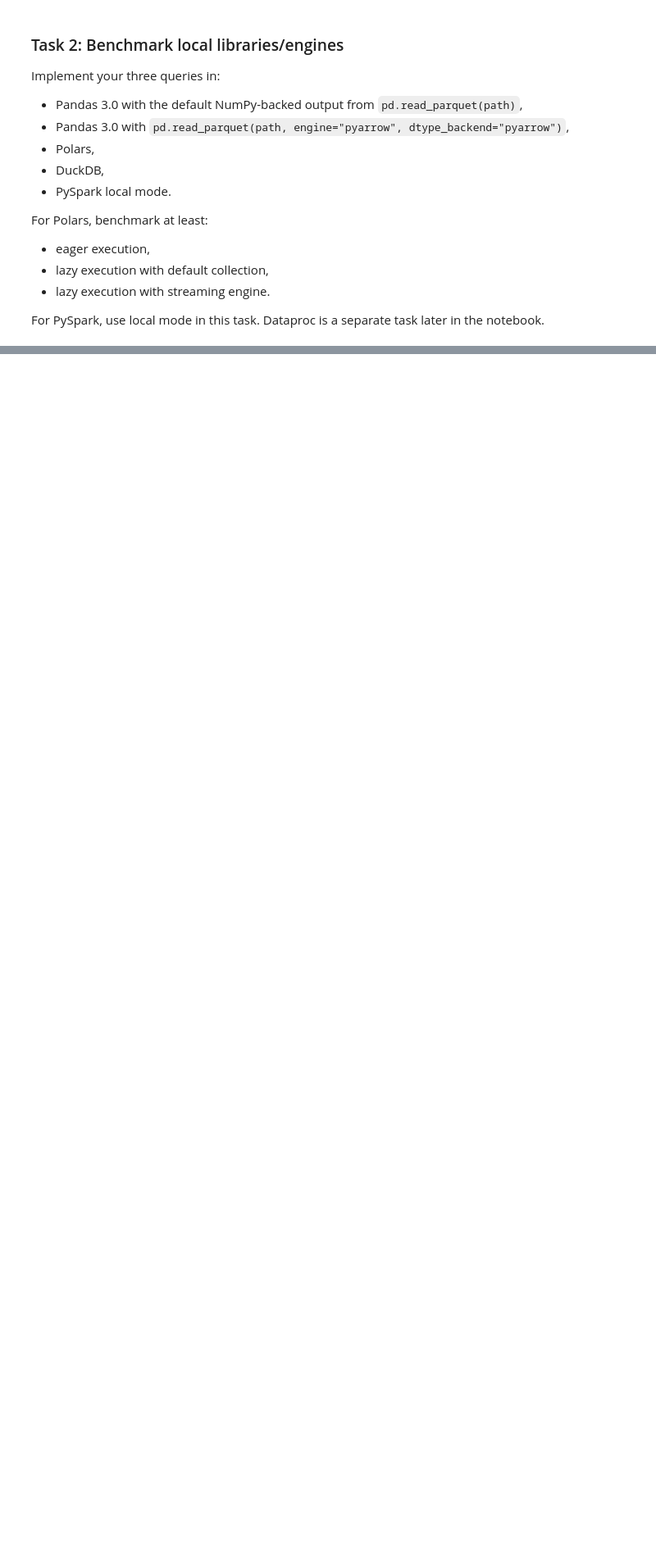
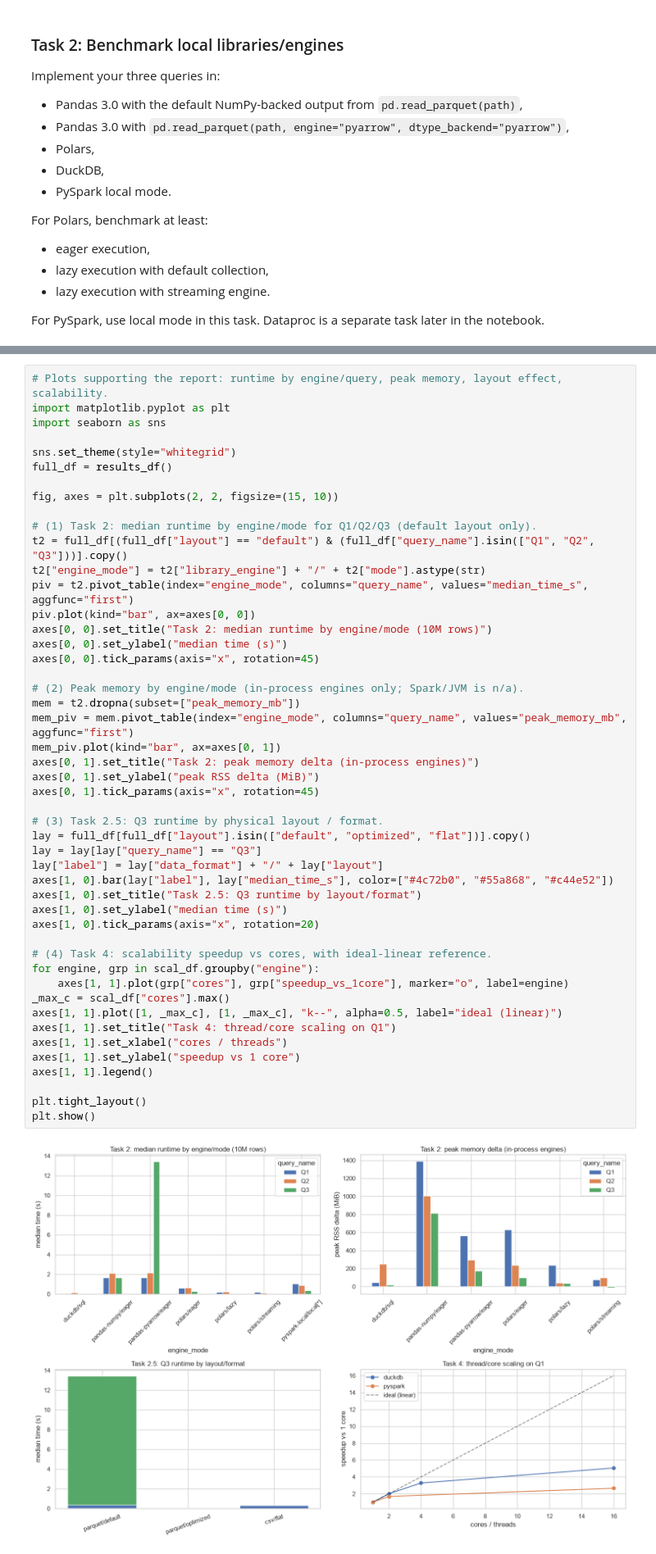
Before and after one commit to k-miel/tbd-workshop-1, a Jupyter notebook: notebooks/tbd_phase_2_26L.ipynb, the cells around one changed output, grey strips where cells are left out. Shown at 82% size. Saved outputs shown, nothing was run; the diff lists cells and outputs as text; blank space fills up the shorter version.

```diff
--- a/notebooks/tbd_phase_2_26L.ipynb
+++ b/notebooks/tbd_phase_2_26L.ipynb
@@ -742,0 +1612,50 @@ display_answer("Final answer 8", FINAL_ANSWER_8)
+# %%
+# Plots supporting the report: runtime by engine/query, peak memory, layout effect, scalability.
+import matplotlib.pyplot as plt
+import seaborn as sns
+
+sns.set_theme(style="whitegrid")
+full_df = results_df()
+
+fig, axes = plt.subplots(2, 2, figsize=(15, 10))
+
+# (1) Task 2: median runtime by engine/mode for Q1/Q2/Q3 (default layout only).
+t2 = full_df[(full_df["layout"] == "default") & (full_df["query_name"].isin(["Q1", "Q2", "Q3"]))].copy()
+t2["engine_mode"] = t2["library_engine"] + "/" + t2["mode"].astype(str)
+piv = t2.pivot_table(index="engine_mode", columns="query_name", values="median_time_s", aggfunc="first")
+piv.plot(kind="bar", ax=axes[0, 0])
+axes[0, 0].set_title("Task 2: median runtime by engine/mode (10M rows)")
+axes[0, 0].set_ylabel("median time (s)")
+axes[0, 0].tick_params(axis="x", rotation=45)
+
+# (2) Peak memory by engine/mode (in-process engines only; Spark/JVM is n/a).
+mem = t2.dropna(subset=["peak_memory_mb"])
+mem_piv = mem.pivot_table(index="engine_mode", columns="query_name", values="peak_memory_mb", aggfunc="first")
+mem_piv.plot(kind="bar", ax=axes[0, 1])
+axes[0, 1].set_title("Task 2: peak memory delta (in-process engines)")
+axes[0, 1].set_ylabel("peak RSS delta (MiB)")
+axes[0, 1].tick_params(axis="x", rotation=45)
+
+# (3) Task 2.5: Q3 runtime by physical layout / format.
+lay = full_df[full_df["layout"].isin(["default", "optimized", "flat"])].copy()
+lay = lay[lay["query_name"] == "Q3"]
+lay["label"] = lay["data_format"] + "/" + lay["layout"]
+axes[1, 0].bar(lay["label"], lay["median_time_s"], color=["#4c72b0", "#55a868", "#c44e52"])
+axes[1, 0].set_title("Task 2.5: Q3 runtime by layout/format")
+axes[1, 0].set_ylabel("median time (s)")
+axes[1, 0].tick_params(axis="x", rotation=20)
+
+# (4) Task 4: scalability speedup vs cores, with ideal-linear reference.
+for engine, grp in scal_df.groupby("engine"):
+    axes[1, 1].plot(grp["cores"], grp["speedup_vs_1core"], marker="o", label=engine)
+_max_c = scal_df["cores"].max()
+axes[1, 1].plot([1, _max_c], [1, _max_c], "k--", alpha=0.5, label="ideal (linear)")
+axes[1, 1].set_title("Task 4: thread/core scaling on Q1")
+axes[1, 1].set_xlabel("cores / threads")
+axes[1, 1].set_ylabel("speedup vs 1 core")
+axes[1, 1].legend()
+
+plt.tight_layout()
+plt.show()
+# %% [output]
+[figure, added]
```
Also changed, not shown: parts of 73 cells of this notebook, 2 other files.
